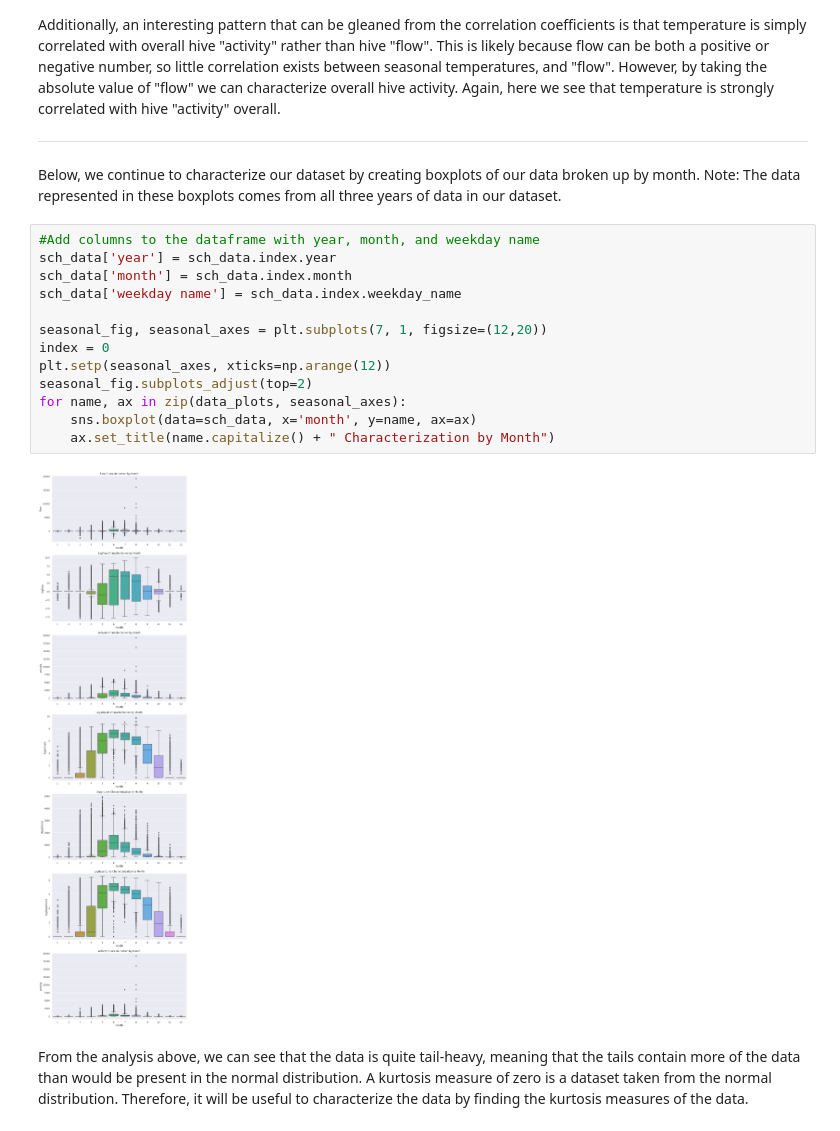
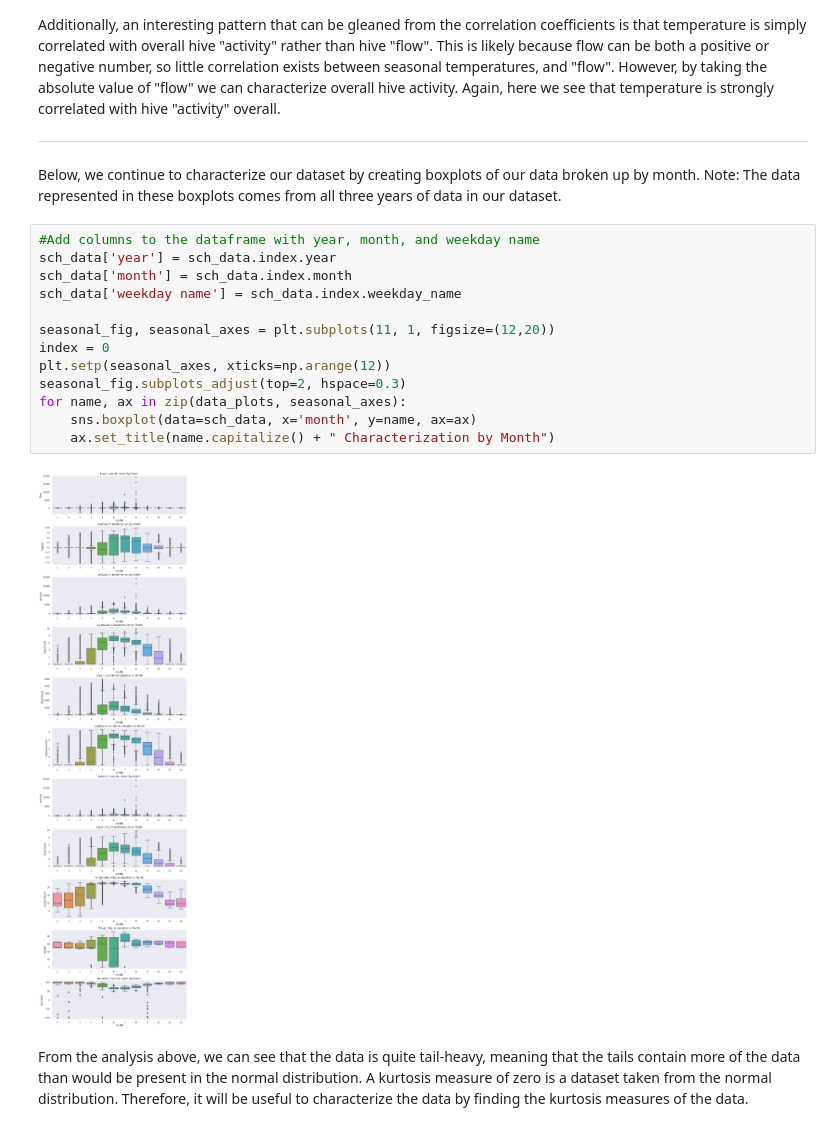
Before and after one commit to nickpalmer789/BeePredictor, a Jupyter notebook: exploratory_anlysis.ipynb, the cells around one changed output. Drawn from its saved outputs; the diff is of its cells as text.

Commit message:
Added more plots.

```diff
--- a/exploratory_anlysis.ipynb
+++ b/exploratory_anlysis.ipynb
@@ -120,18 +120,18 @@ Below, we continue to characterize our dataset by creating boxplots of our data
 # %%
 #Add columns to the dataframe with year, month, and weekday name
 sch_data['year'] = sch_data.index.year
 sch_data['month'] = sch_data.index.month
 sch_data['weekday name'] = sch_data.index.weekday_name
 
-seasonal_fig, seasonal_axes = plt.subplots(7, 1, figsize=(12,20))
+seasonal_fig, seasonal_axes = plt.subplots(11, 1, figsize=(12,20))
 index = 0
 plt.setp(seasonal_axes, xticks=np.arange(12))
-seasonal_fig.subplots_adjust(top=2)
+seasonal_fig.subplots_adjust(top=2, hspace=0.3)
 for name, ax in zip(data_plots, seasonal_axes):
     sns.boxplot(data=sch_data, x='month', y=name, ax=ax)
     ax.set_title(name.capitalize() + " Characterization by Month")
 # %% [output]
-[figure, old version]
+[figure, new version]
 # %% [markdown]
 From the analysis above, we can see that the data is quite tail-heavy, meaning that the tails contain more of the data than would be present in the normal distribution. A kurtosis measure of zero is a dataset taken from the normal distribution. Therefore, it will be useful to characterize the data by finding the kurtosis measures of the data.
 # %%
```
